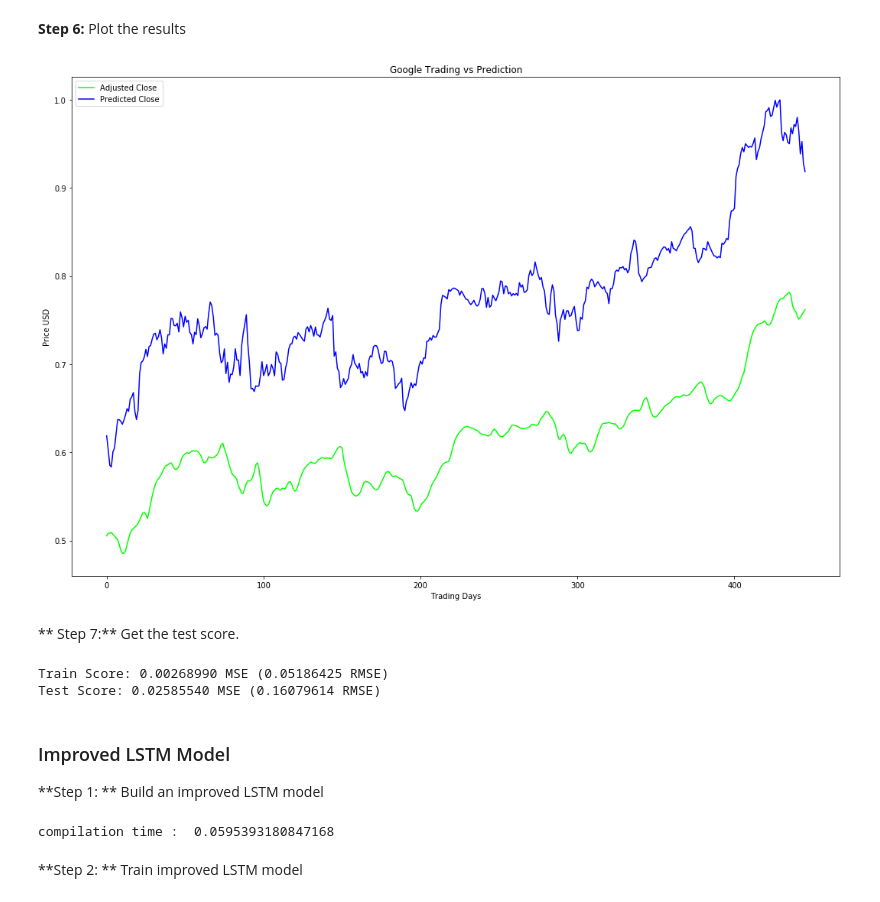
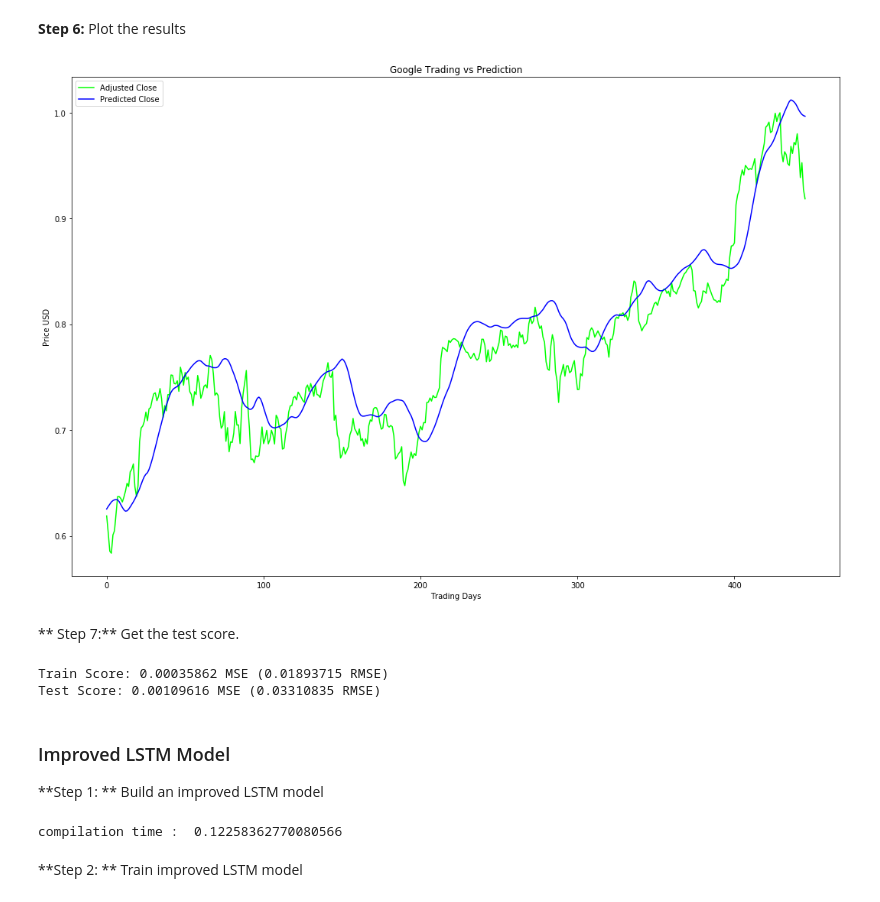
Before and after one commit to Rajat-dhyani/Stock-Price-Predictor, a Jupyter notebook: Stock_Price_Predictor.ipynb, the cells around one changed output. Cells and saved outputs as stored; diff of their text form; code cells hidden in the pictures.

Commit message:
Corrected prediction chart

```diff
--- a/Stock_Price_Predictor.ipynb
+++ b/Stock_Price_Predictor.ipynb
@@ -289,7 +289,6 @@ compilation time :  0.05853700637817383
 model.fit(
     X_train,
     y_train,
-    batch_size=1,
     epochs=1,
     validation_split=0.05)
 # %% [output]
@@ -304,9 +303,9 @@ predictions = model.predict(X_test)
 # %% [markdown]
 **Step 6:** Plot the results
 # %%
-vs.plot_lstm_prediction(predictions, y_test)
+vs.plot_lstm_prediction(y_test,predictions)
 # %% [output]
-[figure, old version]
+[figure, new version]
 # %% [markdown]
 ** Step 7:** Get the test score.
 # %%
@@ -316,16 +315,16 @@ print('Train Score: %.8f MSE (%.8f RMSE)' % (trainScore, math.sqrt(trainScore)))
 testScore = model.evaluate(X_test, y_test, verbose=0)
 print('Test Score: %.8f MSE (%.8f RMSE)' % (testScore, math.sqrt(testScore)))
 # %% [output]
-Train Score: 0.00268990 MSE (0.05186425 RMSE)
-Test Score: 0.02585540 MSE (0.16079614 RMSE)
+Train Score: 0.00035862 MSE (0.01893715 RMSE)
+Test Score: 0.00109616 MSE (0.03310835 RMSE)
 # %% [markdown]
 ### Improved LSTM Model
 
 **Step 1: ** Build an improved LSTM model
 # %%
 # Set up hyperparameters
-batch_size = 512
-epochs = 20
+batch_size = 100
+epochs = 5
 
 # build improved lstm model
 model = lstm.build_improved_model( X_train.shape[-1],output_dim = unroll_length, return_sequences=True)
@@ -335,7 +334,7 @@ start = time.time()
 model.compile(loss='mean_squared_error', optimizer='adam')
 print('compilation time : ', time.time() - start)
 # %% [output]
-compilation time :  0.0595393180847168
+compilation time :  0.12258362770080566
 # %% [markdown]
 **Step 2: ** Train improved LSTM model
 # %%
```
Also changed, not shown: parts of 7 cells of this notebook.
